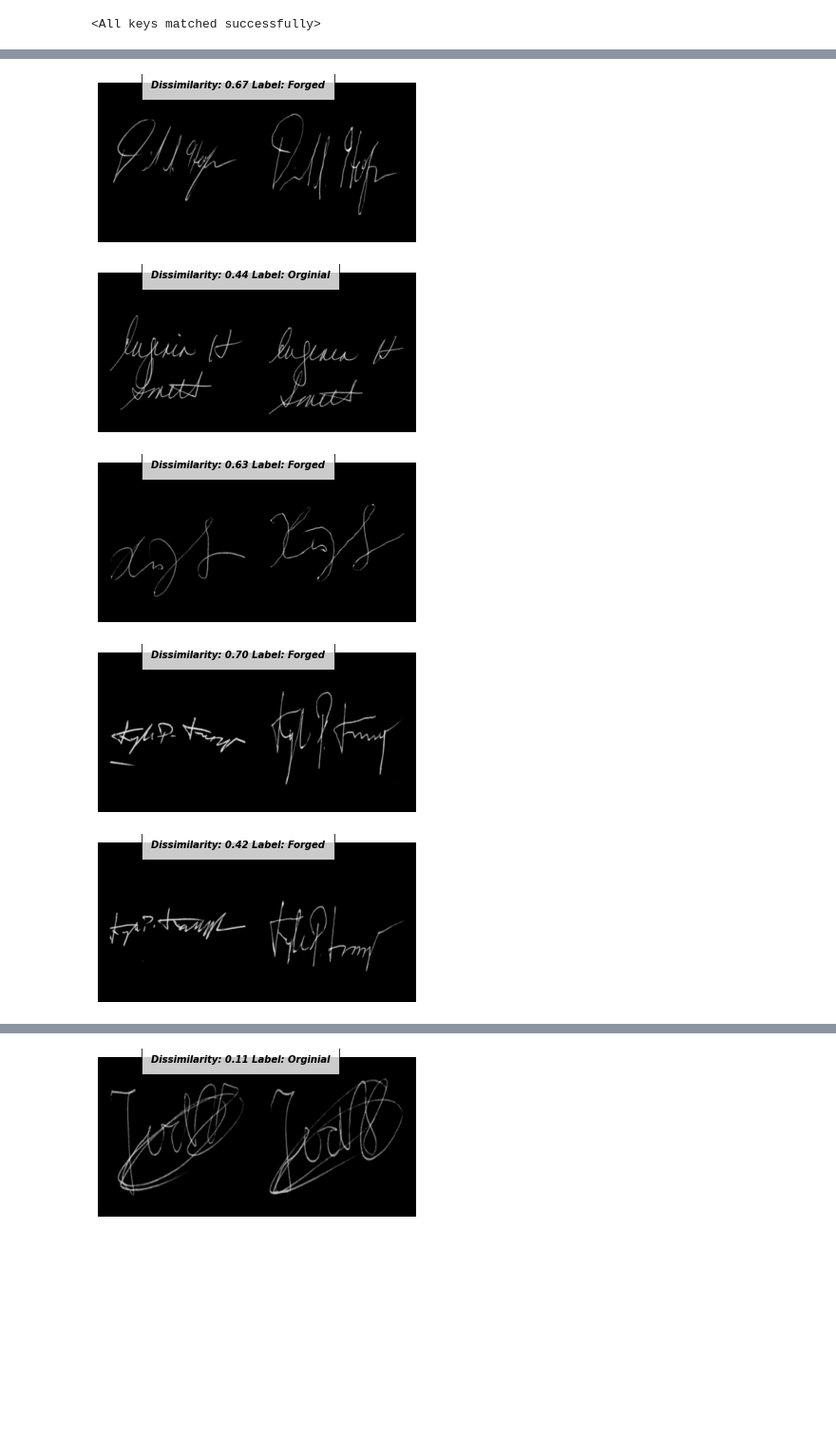
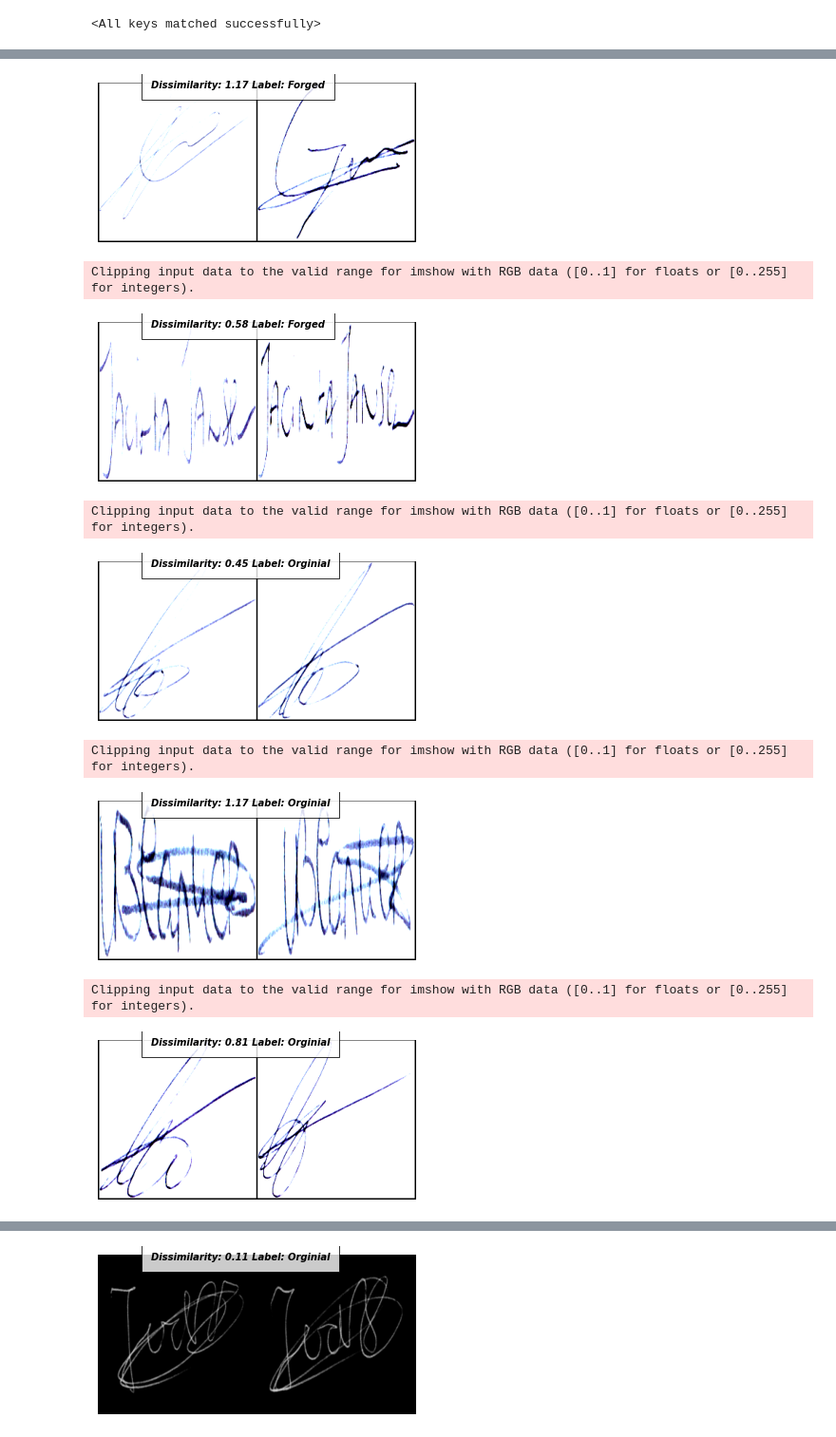
Before and after one commit to care1e55/signature_similarity, a Jupyter notebook: notebooks/contrastive_loss.ipynb, the cells around one changed output, grey strips where cells are left out. Shown at 95% size. Saved outputs shown, nothing was run; the diff lists cells and outputs as text; code cells hidden in the pictures; blank space fills up the shorter version.

```diff
--- a/notebooks/contrastive_loss.ipynb
+++ b/notebooks/contrastive_loss.ipynb
@@ -81,4 +83,10 @@ class SiameseNetworkDataset():
 
     def __len__(self):
         return len(self.training_df)
+# %%
+transform = transforms.Compose([
+  transforms.Resize((RESCALE_SIZE,RESCALE_SIZE)),
+  transforms.ToTensor(),
+  transforms.Normalize([0.485, 0.456, 0.406], [0.229, 0.224, 0.225])
+          ])
 # %%
@@ -119,11 +129,19 @@ class SiameseNetwork(nn.Module):
         # self.resnet.avgpool = torch.nn.AdaptiveMaxPool2d(output_size=(1, 1))
         num_ftrs = self.resnet.fc.in_features
         self.resnet.fc = nn.Sequential(
-                nn.Linear(num_ftrs, 1024),
-                nn.ReLU(inplace=True),
-                # nn.Dropout2d(p=0.2),
-                nn.Linear(1024, 128),
-            )
+        nn.Linear(num_ftrs, 512),
+        nn.ReLU(inplace=True),
+        nn.Dropout2d(p=0.5),
+        nn.Linear(512, 128),
+        nn.ReLU(inplace=True),
+        nn.Linear(128,2)
+    )
+        # self.resnet.fc = nn.Sequential(
+        #         nn.Linear(num_ftrs, 1024),
+        #         nn.ReLU(inplace=True),
+        #         # nn.Dropout2d(p=0.2),
+        #         nn.Linear(1024, 128),
+        #     )
         set_parameter_requires_grad(self.resnet)
 
     def forward_once(self, x):
@@ -136,7 +154,7 @@ class SiameseNetwork(nn.Module):
         return output1, output2
 
     def inference(self, x):
-        self.resnet.eval()
+        # self.resnet.eval()
         with torch.no_grad():
             output = self.resnet(x)
             return output
@@ -265,9 +287,10 @@ test_dataloader = DataLoader(test_dataset,num_workers=6,batch_size=256,shuffle=F
 # %%
 test_dataset = SiameseNetworkDataset(training_csv=training_csv,training_dir=training_dir,                                     transform=transform)
 
-test_dataloader = DataLoader(test_dataset,num_workers=6,batch_size=256,shuffle=False)
+test_dataloader = DataLoader(test_dataset,num_workers=6,batch_size=256,shuffle=True)
 # %%
-for t in np.arange(0.3,1.2,0.2):
+net.eval()
+for t in np.arange(0.1,1.2,0.2):
     targets = []
     predictions = []
     threshhold = torch.FloatTensor([t]).cuda()
@@ -294,6 +334,7 @@ test_dataset = SiameseNetworkDataset(training_csv=training_csv,training_dir=trai
 test_dataloader = DataLoader(test_dataset,num_workers=6,batch_size=1,shuffle=True)
 # %%
 # Print the sample outputs to view its dissimilarity
+net.eval()
 counter=0
 list_0 = torch.FloatTensor([[0]])
 list_1 = torch.FloatTensor([[1]])
@@ -314,5 +356,9 @@ for i, data in enumerate(test_dataloader,0):
-[figure, old version]
+[figure, new version]
+Clipping input data to the valid range for imshow with RGB data ([0..1] for floats or [0..255] for integers).
-[figure, old version]
+[figure, new version]
+Clipping input data to the valid range for imshow with RGB data ([0..1] for floats or [0..255] for integers).
-[figure, old version]
+[figure, new version]
+Clipping input data to the valid range for imshow with RGB data ([0..1] for floats or [0..255] for integers).
-[figure, old version]
+[figure, new version]
+Clipping input data to the valid range for imshow with RGB data ([0..1] for floats or [0..255] for integers).
-[figure, old version]
+[figure, new version]
```
Also changed, not shown: parts of 11 cells of this notebook, 3 other files.
